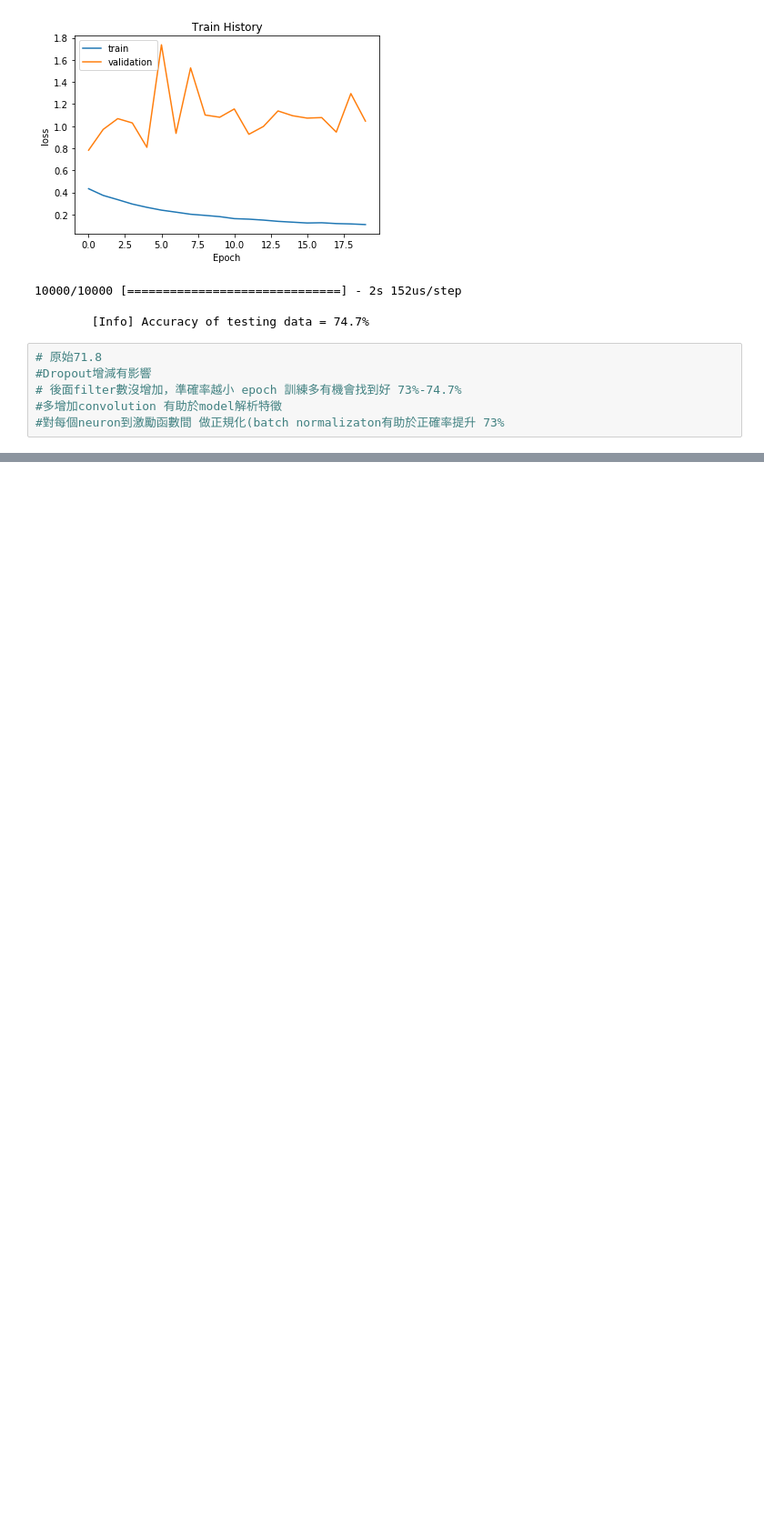
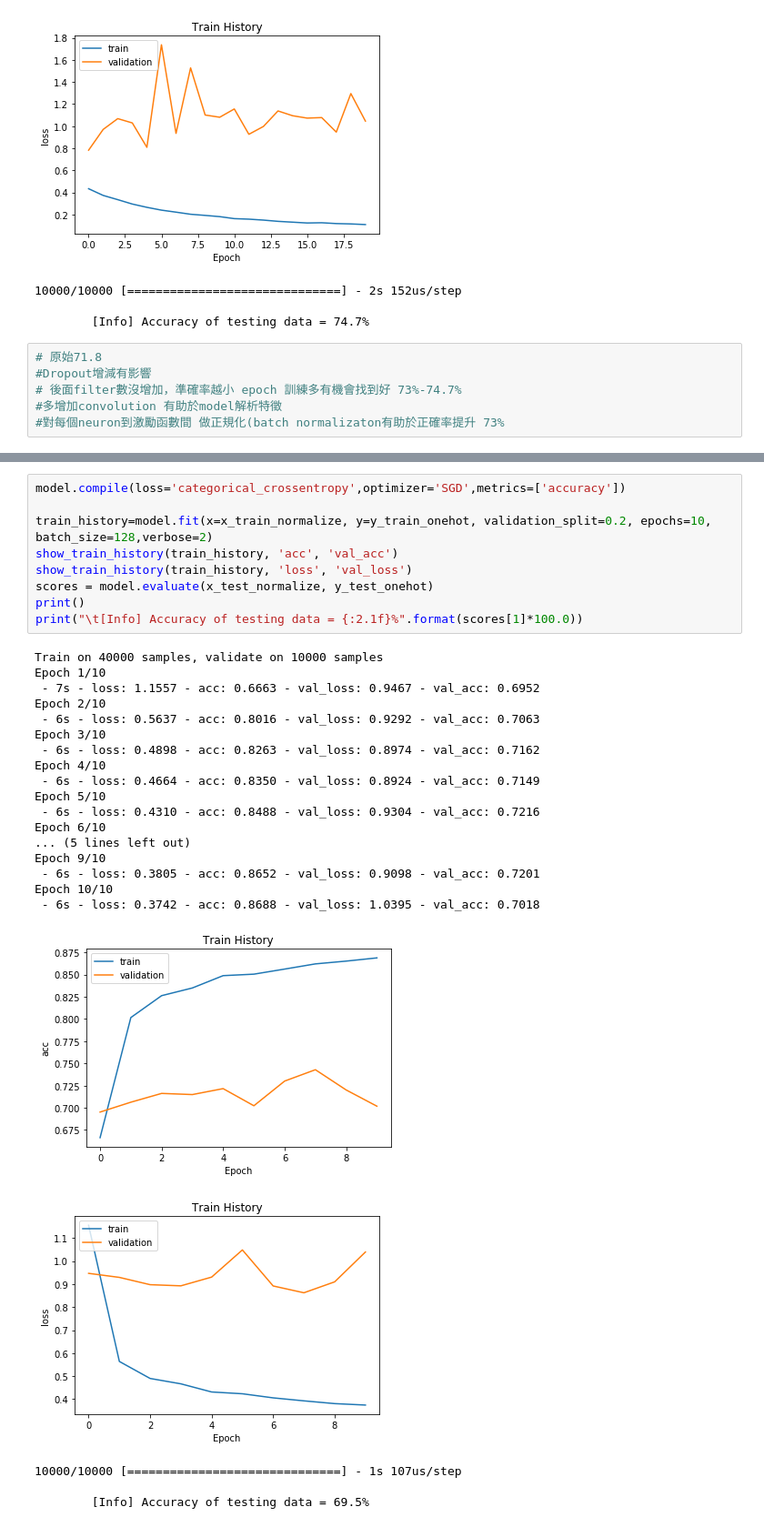
Before and after one commit to handsomekiwi/JupyterPractice, a Jupyter notebook: ML_course_HW/Y2019 HW10_1.ipynb, the cells around one changed output, grey strips where cells are left out. Shown at 91% size. Drawn from its saved outputs; the diff is of its cells as text; blank space fills up the shorter version.

```diff
--- a/ML_course_HW/Y2019 HW10_1.ipynb
+++ b/ML_course_HW/Y2019 HW10_1.ipynb
@@ -216,0 +332,32 @@ Epoch 20/20
+# %%
+model.compile(loss='categorical_crossentropy',optimizer='SGD',metrics=['accuracy'])
+
+train_history=model.fit(x=x_train_normalize, y=y_train_onehot, validation_split=0.2, epochs=10, batch_size=128,verbose=2)
+show_train_history(train_history, 'acc', 'val_acc')
+show_train_history(train_history, 'loss', 'val_loss')
+scores = model.evaluate(x_test_normalize, y_test_onehot)
+print()
+print("\t[Info] Accuracy of testing data = {:2.1f}%".format(scores[1]*100.0))
+# %% [output]
+Train on 40000 samples, validate on 10000 samples
+Epoch 1/10
+ - 7s - loss: 1.1557 - acc: 0.6663 - val_loss: 0.9467 - val_acc: 0.6952
+Epoch 2/10
+ - 6s - loss: 0.5637 - acc: 0.8016 - val_loss: 0.9292 - val_acc: 0.7063
+Epoch 3/10
+ - 6s - loss: 0.4898 - acc: 0.8263 - val_loss: 0.8974 - val_acc: 0.7162
+Epoch 4/10
+ - 6s - loss: 0.4664 - acc: 0.8350 - val_loss: 0.8924 - val_acc: 0.7149
+Epoch 5/10
+ - 6s - loss: 0.4310 - acc: 0.8488 - val_loss: 0.9304 - val_acc: 0.7216
+Epoch 6/10
+... (5 lines left out)
+Epoch 9/10
+ - 6s - loss: 0.3805 - acc: 0.8652 - val_loss: 0.9098 - val_acc: 0.7201
+Epoch 10/10
+ - 6s - loss: 0.3742 - acc: 0.8688 - val_loss: 1.0395 - val_acc: 0.7018
+[figure, added]
+[figure, added]
+10000/10000 [==============================] - 1s 107us/step
+
+        [Info] Accuracy of testing data = 69.5%
```
Also changed, not shown: parts of 7 cells of this notebook.
